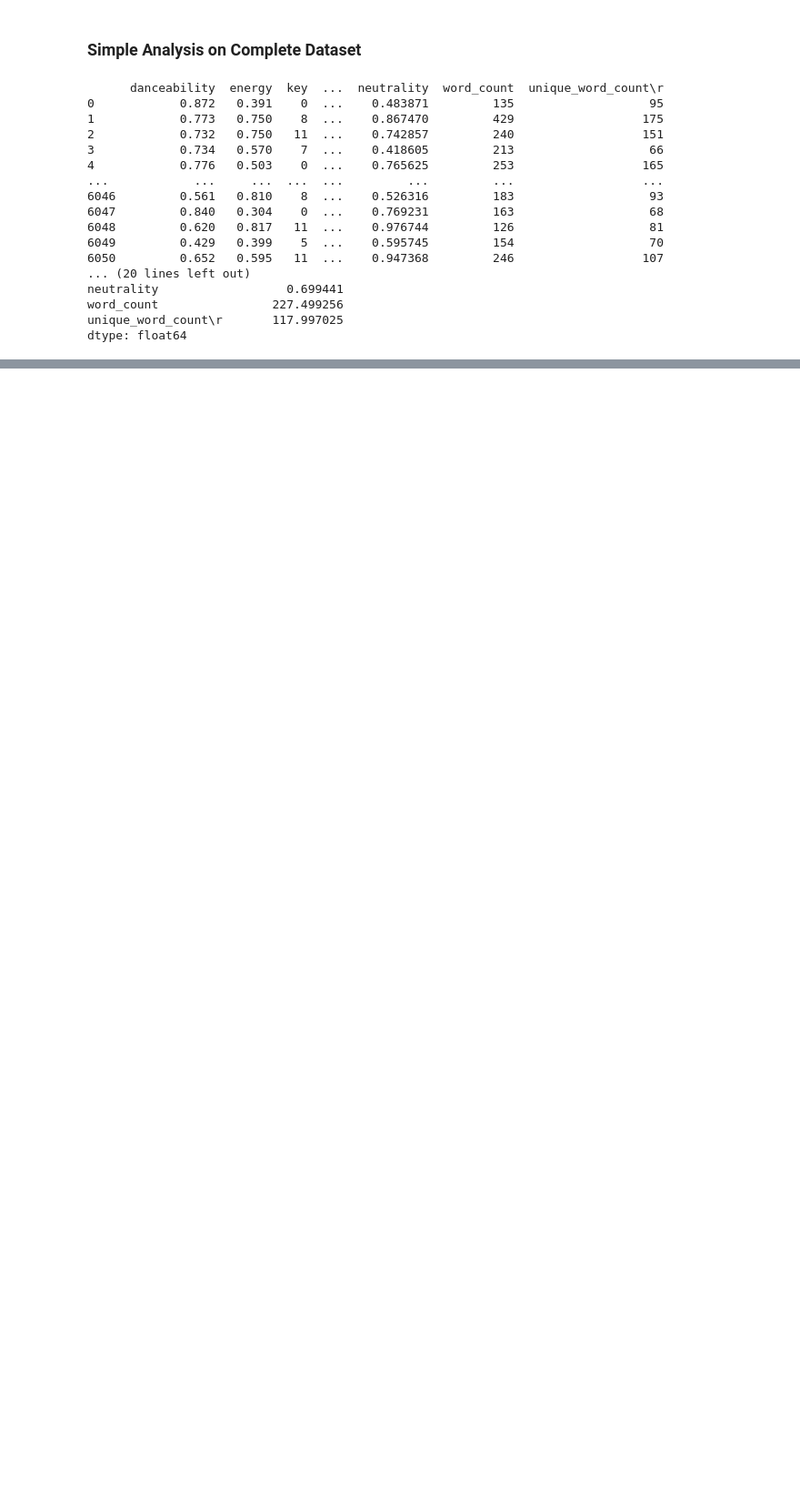
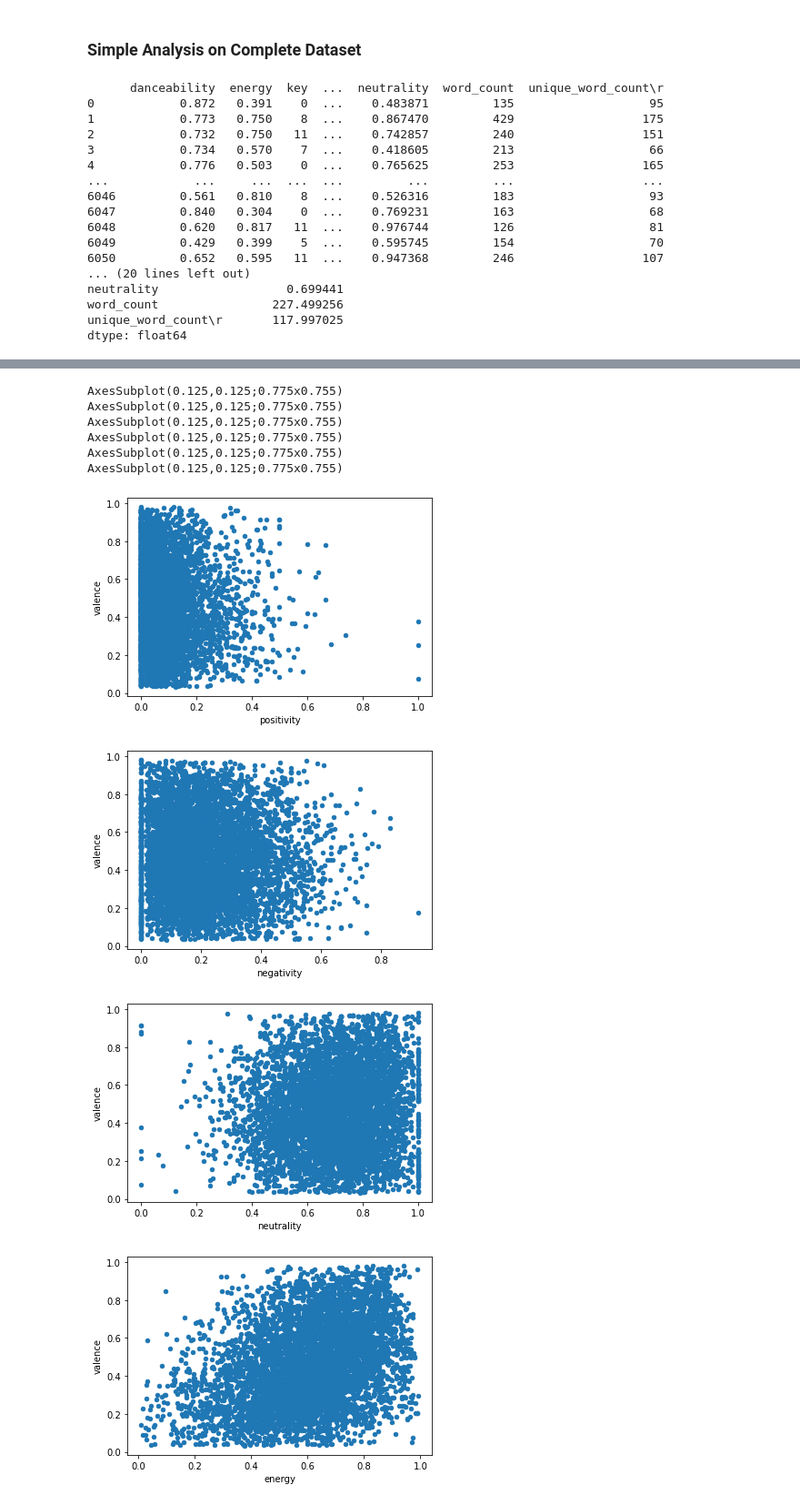
Before and after one commit to cybertraining-dsc/fa20-523-341, a Jupyter notebook: project/code/project_analyses.ipynb, the cells around one changed output, grey strips where cells are left out. Shown: that part at 91% size. Saved outputs shown, nothing was run; the diff lists cells and outputs as text; code cells hidden in the pictures; blank space fills up the shorter version.

```diff
--- a/project/code/project_analyses.ipynb
+++ b/project/code/project_analyses.ipynb
@@ -145,0 +396,25 @@ dtype: float64
+# %%
+scatterplot_df = pd.DataFrame(df_all,columns=['valence','positivity', 'negativity', 'neutrality', 'energy', 'danceability','speechiness'])
+scatterplot = scatterplot_df.plot.scatter(x='positivity', y='valence');
+print(scatterplot)
+scatterplot = scatterplot_df.plot.scatter(x='negativity', y='valence');
+print(scatterplot)
+scatterplot = scatterplot_df.plot.scatter(x='neutrality', y='valence');
+print(scatterplot)
+scatterplot = scatterplot_df.plot.scatter(x='energy', y='valence');
+print(scatterplot)
+scatterplot = scatterplot_df.plot.scatter(x='danceability', y='valence');
+print(scatterplot)
+scatterplot = scatterplot_df.plot.scatter(x='speechiness', y='valence');
+print(scatterplot)
+# %% [output]
+AxesSubplot(0.125,0.125;0.775x0.755)
+AxesSubplot(0.125,0.125;0.775x0.755)
+AxesSubplot(0.125,0.125;0.775x0.755)
+AxesSubplot(0.125,0.125;0.775x0.755)
+AxesSubplot(0.125,0.125;0.775x0.755)
+AxesSubplot(0.125,0.125;0.775x0.755)
+[figure, added]
+[figure, added]
+[figure, added]
+[figure, added]
```
Also changed, not shown: parts of 15 cells of this notebook.
